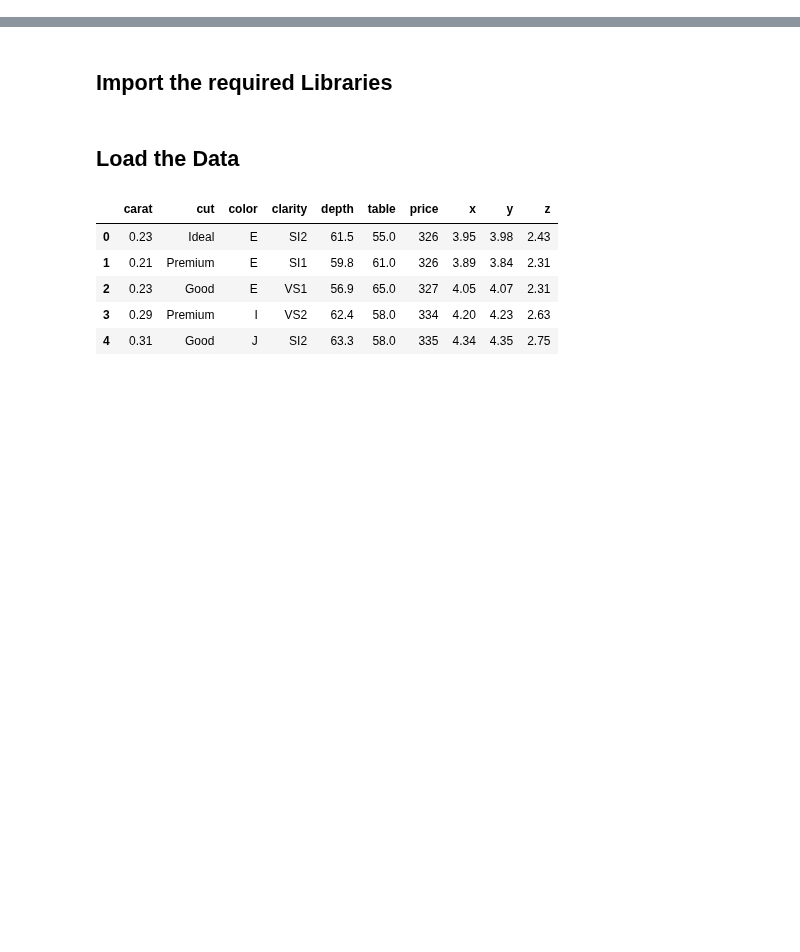
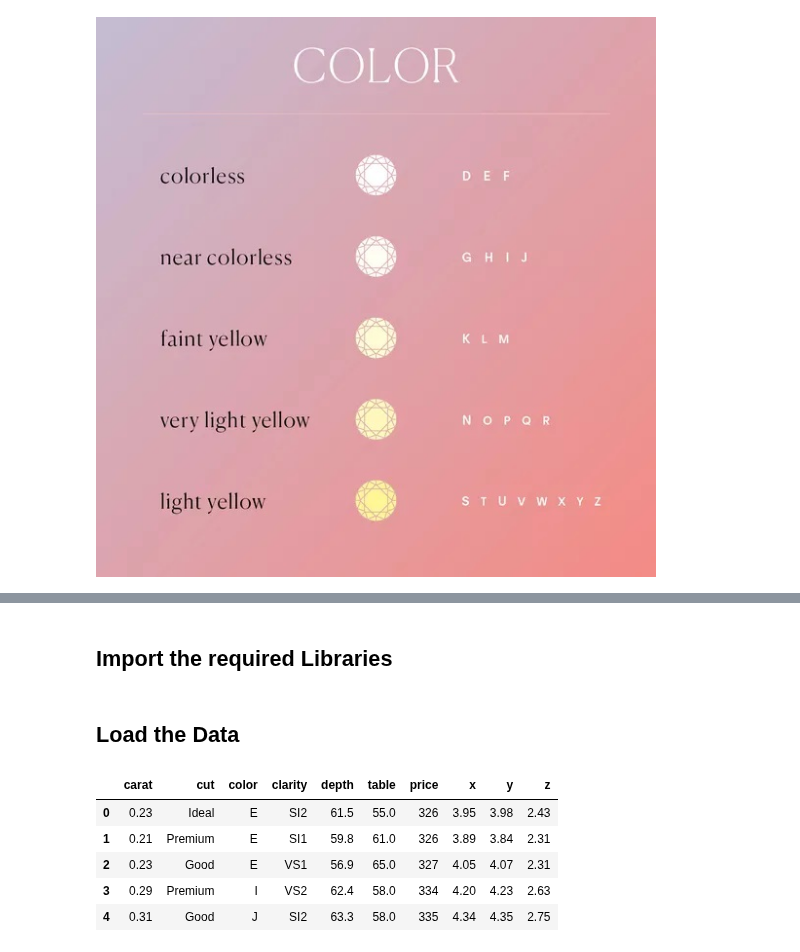
Before and after one commit to bansalkanav/Ultimate-Data-Science-Toolkit---From-Python-Basics-to-GenerativeAI, a Jupyter notebook: Module 4 - Machine Learning/01. Data Preparation and Modelling with sklearn/Data Preparation and Modelling with sklearn.ipynb, the cells around one changed output, grey strips where cells are left out. Cells and saved outputs as stored; diff of their text form; code cells hidden in the pictures; blank space fills up the shorter version.

```diff
--- a/Module 4 - Machine Learning/01. Data Preparation and Modelling with sklearn/Data Preparation and Modelling with sklearn.ipynb
+++ b/Module 4 - Machine Learning/01. Data Preparation and Modelling with sklearn/Data Preparation and Modelling with sklearn.ipynb
@@ -0,0 +16,5 @@
+# %%
+from IPython import display
+display.Image("img/color_.jpg")
+# %% [output]
+[figure, added]
```
Also changed, not shown: parts of 30 cells of this notebook, 3 other files.
